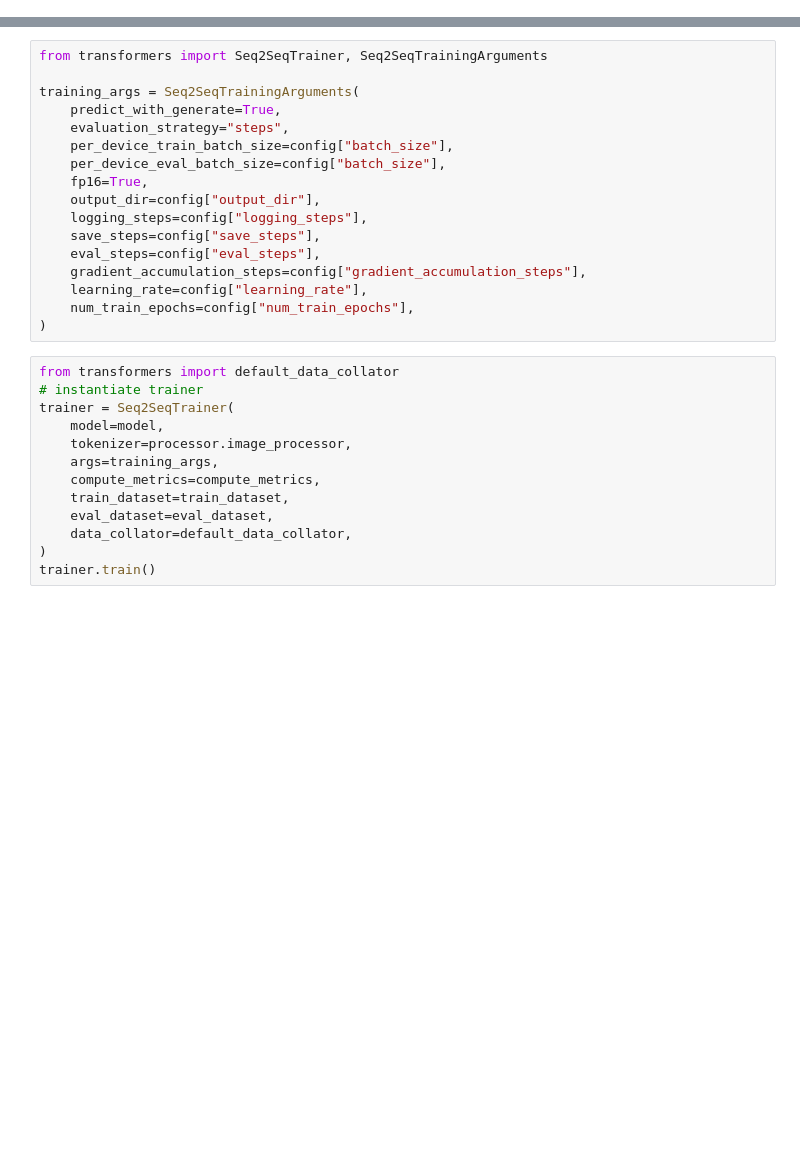
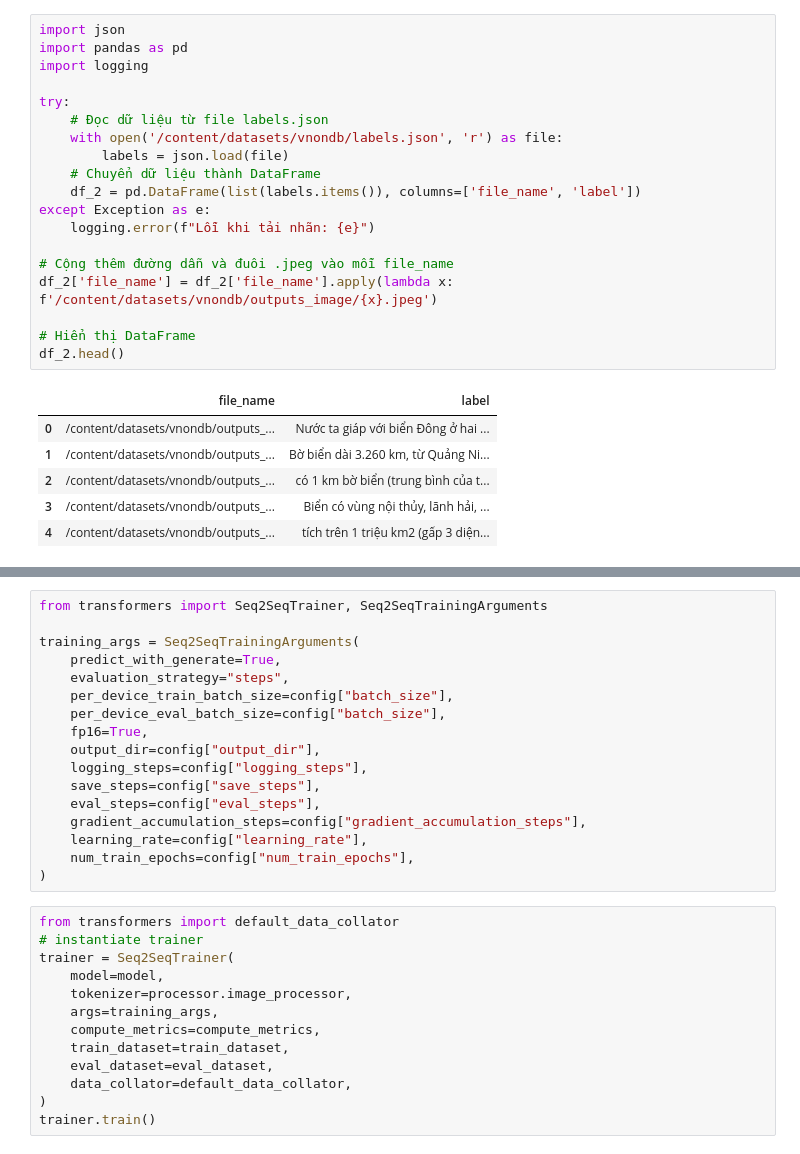
Before and after one commit to daominhwysi/TrOCR-Vietnamese, a Jupyter notebook: model.ipynb, the cells around one changed output, grey strips where cells are left out. Saved outputs shown, nothing was run; the diff lists cells and outputs as text; blank space fills up the shorter version.

```diff
--- a/model.ipynb
+++ b/model.ipynb
@@ -73,0 +96,26 @@ plt.show()
+# %%
+import json
+import pandas as pd
+import logging
+
+try:
+    # Đọc dữ liệu từ file labels.json
+    with open('/content/datasets/vnondb/labels.json', 'r') as file:
+        labels = json.load(file)
+    # Chuyển dữ liệu thành DataFrame
+    df_2 = pd.DataFrame(list(labels.items()), columns=['file_name', 'label'])
+except Exception as e:
+    logging.error(f"Lỗi khi tải nhãn: {e}")
+
+# Cộng thêm đường dẫn và đuôi .jpeg vào mỗi file_name
+df_2['file_name'] = df_2['file_name'].apply(lambda x: f'/content/datasets/vnondb/outputs_image/{x}.jpeg')
+
+# Hiển thị DataFrame
+df_2.head()
+# %% [output]
+|  | file_name | label |
+| 0 | /content/datasets/vnondb/outputs_... | Nước ta giáp với biển Đông ở hai ... |
+| 1 | /content/datasets/vnondb/outputs_... | Bờ biển dài 3.260 km, từ Quảng Ni... |
+| 2 | /content/datasets/vnondb/outputs_... | có 1 km bờ biển (trung bình của t... |
+| 3 | /content/datasets/vnondb/outputs_... | Biển có vùng nội thủy, lãnh hải, ... |
+| 4 | /content/datasets/vnondb/outputs_... | tích trên 1 triệu km2 (gấp 3 diện... |
```
Also changed, not shown: parts of 46 cells of this notebook, 1 other file.
